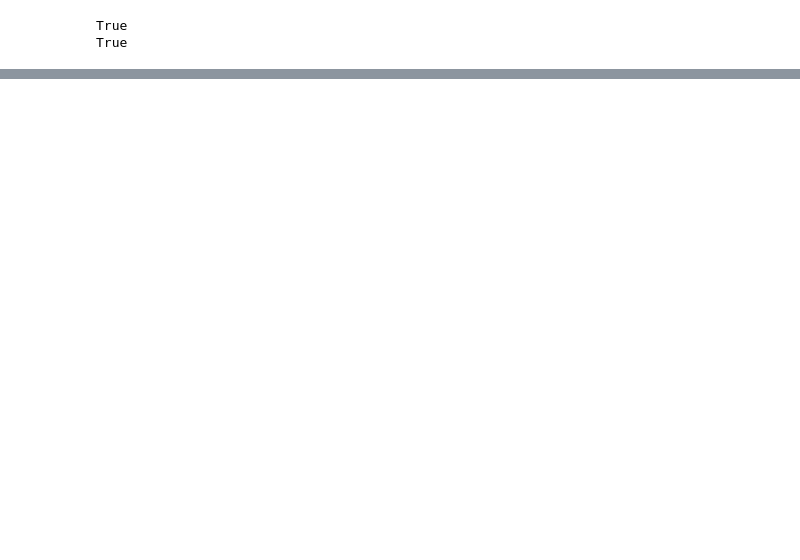
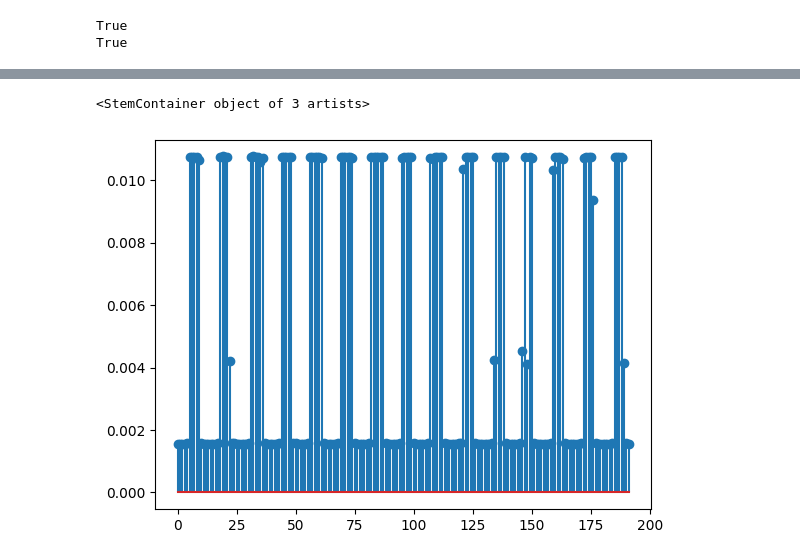
Before and after one commit to spatialaudio/Data-Driven-EIT-Imaging-using-Recurrent-Neural-Networks, a Jupyter notebook: LSTM.ipynb, the cells around one changed output, grey strips where cells are left out. Cells and saved outputs as stored; diff of their text form; code cells hidden in the pictures; blank space fills up the shorter version.

Commit message:
first lstm, vae, reconst

```diff
--- a/LSTM.ipynb
+++ b/LSTM.ipynb
@@ -61,6 +71,6 @@ print(np.allclose(X0[244], V[244 : 244 + nseg, :]))
 True
 True
 # %%
-#x_train, y_train = train_test_split(X0, test_size=0.2, shuffle=False)
-#x_val, y_val = train_test_split(Y0, test_size=0.2, shuffle=False)
+x_train, x_val, y_train, y_val = train_test_split(X0, Y0, test_size=0.2, shuffle=False)
+# x_val, y_val = train_test_split(Y0, test_size=0.2, shuffle=False)
 # %%
@@ -72,0 +118,4 @@ X0.shape
+# %%
+model = lstm_split(input_shape=(X0.shape[1], X0.shape[2]), nseg=nseg)
+model.compile(optimizer="adam", loss="MeanSquaredError")
+print(model.summary())
@@ -72,0 +141,10 @@ X0.shape
+# %%
+epochs = 10
+batch_size = 16
+history = model.fit(
+    x_train,
+    y_train,
+    epochs=epochs,
+    batch_size=batch_size,
+    validation_data=(x_val, y_val),
+)
@@ -72,0 +174,2 @@ X0.shape
+# %%
+predictions = model.predict(x_val)
@@ -72,0 +179,5 @@ X0.shape
+# %%
+plt.stem(predictions[0])
+# %% [output]
+<StemContainer object of 3 artists>
+[figure, added]
```
Also changed, not shown: parts of 11 cells of this notebook, 4 other files.
